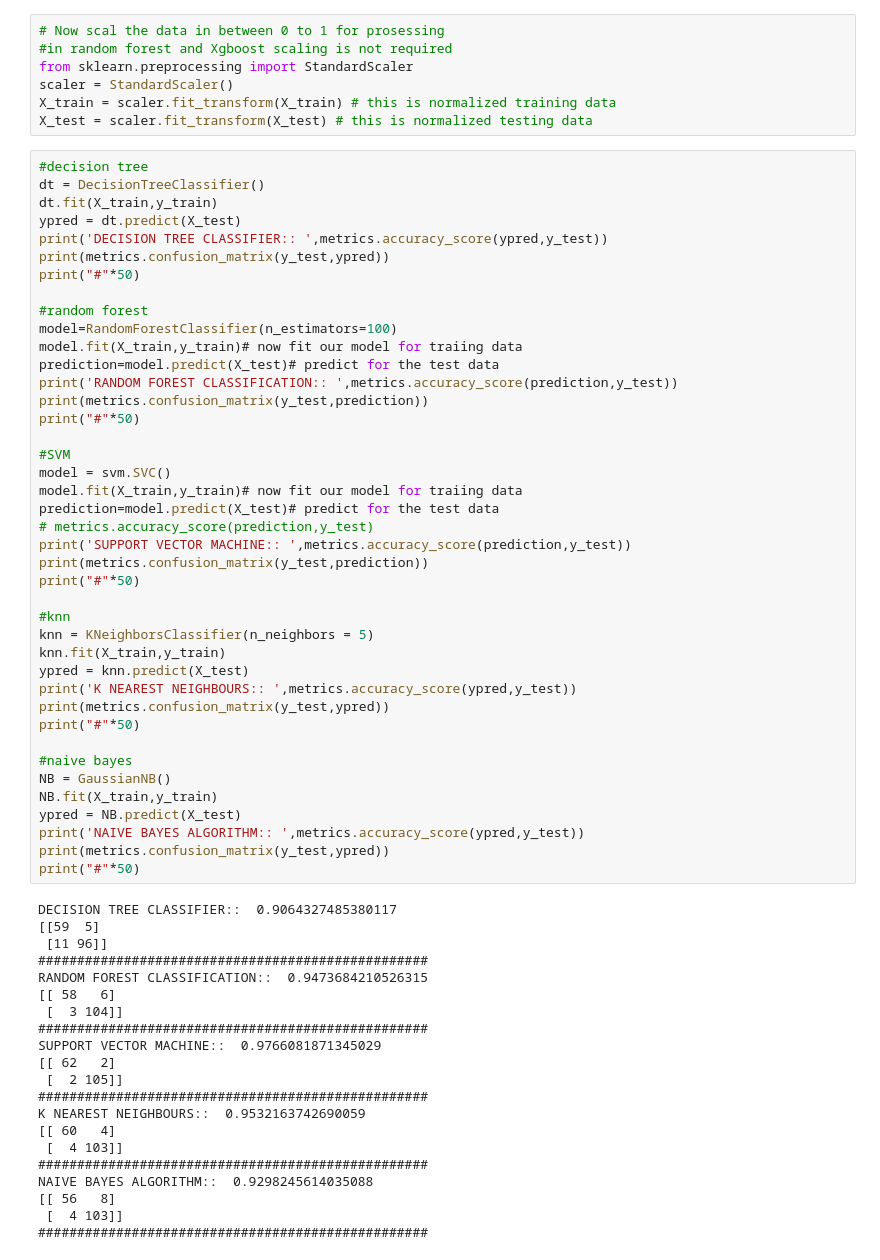
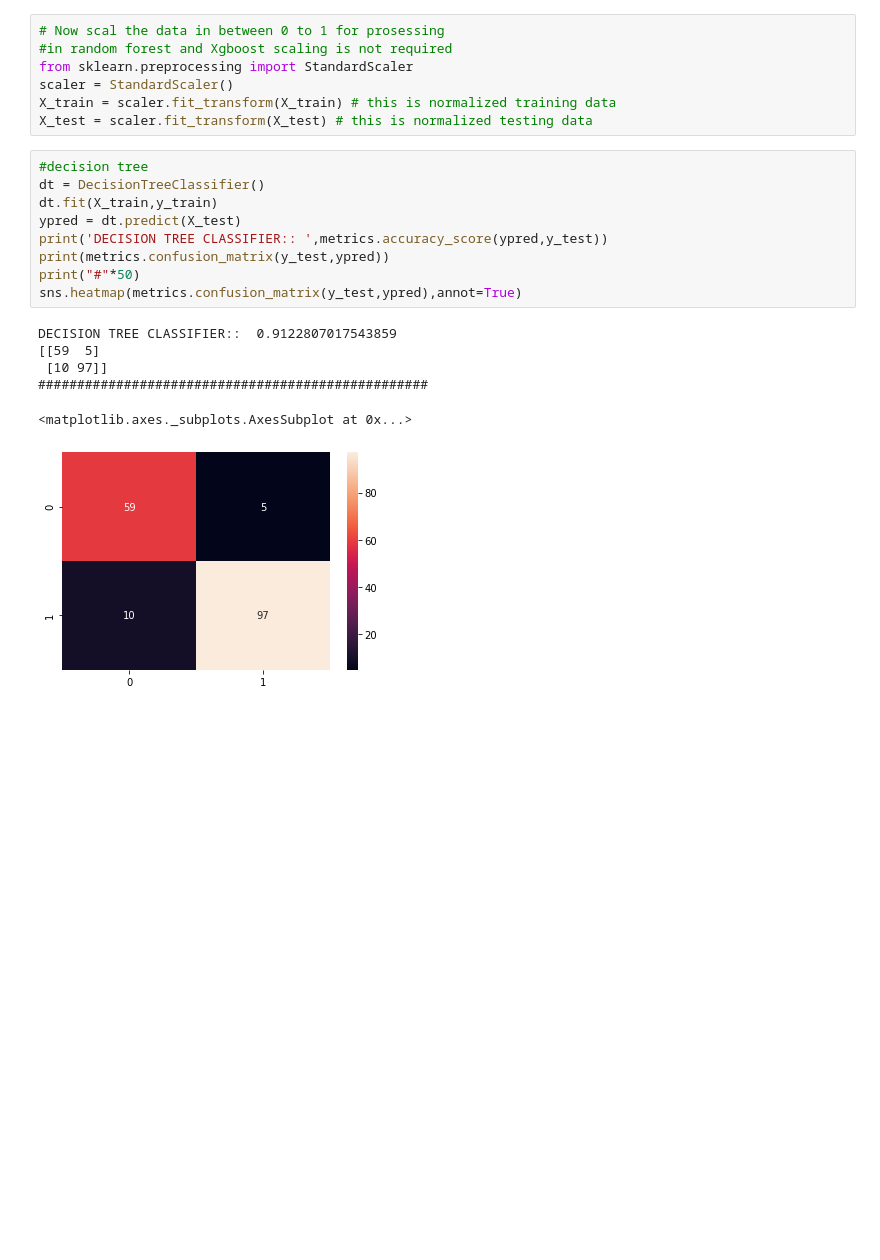
Before and after one commit to skore2610/Analysis-and-model-building-on-Breast-Cancer, a Jupyter notebook: Data Analysis and model building on breast cancer.ipynb, the cells around one changed output. Cells and saved outputs as stored; diff of their text form; blank space fills up the shorter version.

```diff
--- a/Data Analysis and model building on breast cancer.ipynb
+++ b/Data Analysis and model building on breast cancer.ipynb
@@ -222,65 +307,19 @@ from sklearn.preprocessing import StandardScaler
 scaler = StandardScaler()
 X_train = scaler.fit_transform(X_train) # this is normalized training data
 X_test = scaler.fit_transform(X_test) # this is normalized testing data
-# %%
-#decision tree
-dt = DecisionTreeClassifier()
-dt.fit(X_train,y_train)
-ypred = dt.predict(X_test)
-print('DECISION TREE CLASSIFIER:: ',metrics.accuracy_score(ypred,y_test))
-print(metrics.confusion_matrix(y_test,ypred))
-print("#"*50)
-
-#random forest
-model=RandomForestClassifier(n_estimators=100)
-model.fit(X_train,y_train)# now fit our model for traiing data
-prediction=model.predict(X_test)# predict for the test data
-print('RANDOM FOREST CLASSIFICATION:: ',metrics.accuracy_score(prediction,y_test))
-print(metrics.confusion_matrix(y_test,prediction))
-print("#"*50)
-
-#SVM
-model = svm.SVC()
-model.fit(X_train,y_train)# now fit our model for traiing data
-prediction=model.predict(X_test)# predict for the test data
-# metrics.accuracy_score(prediction,y_test)
-print('SUPPORT VECTOR MACHINE:: ',metrics.accuracy_score(prediction,y_test))
-print(metrics.confusion_matrix(y_test,prediction))
-print("#"*50)
-
-#knn
-knn = KNeighborsClassifier(n_neighbors = 5)
-knn.fit(X_train,y_train)
-ypred = knn.predict(X_test)
-print('K NEAREST NEIGHBOURS:: ',metrics.accuracy_score(ypred,y_test))
-print(metrics.confusion_matrix(y_test,ypred))
-print("#"*50)
-
-#naive bayes
-NB = GaussianNB()
-NB.fit(X_train,y_train)
-ypred = NB.predict(X_test)
-print('NAIVE BAYES ALGORITHM:: ',metrics.accuracy_score(ypred,y_test))
-print(metrics.confusion_matrix(y_test,ypred))
-print("#"*50)
-# %% [output]
-DECISION TREE CLASSIFIER::  0.9064327485380117
-[[59  5]
- [11 96]]
-##################################################
-RANDOM FOREST CLASSIFICATION::  0.9473684210526315
-[[ 58   6]
- [  3 104]]
-##################################################
-SUPPORT VECTOR MACHINE::  0.9766081871345029
-[[ 62   2]
- [  2 105]]
-##################################################
-K NEAREST NEIGHBOURS::  0.9532163742690059
-[[ 60   4]
- [  4 103]]
-##################################################
-NAIVE BAYES ALGORITHM::  0.9298245614035088
-[[ 56   8]
- [  4 103]]
-##################################################
+# %%
+#decision tree
+dt = DecisionTreeClassifier()
+dt.fit(X_train,y_train)
+ypred = dt.predict(X_test)
+print('DECISION TREE CLASSIFIER:: ',metrics.accuracy_score(ypred,y_test))
+print(metrics.confusion_matrix(y_test,ypred))
+print("#"*50)
+sns.heatmap(metrics.confusion_matrix(y_test,ypred),annot=True)
+# %% [output]
+DECISION TREE CLASSIFIER::  0.9122807017543859
+[[59  5]
+ [10 97]]
+##################################################
+<matplotlib.axes._subplots.AxesSubplot at 0x...>
+[figure, added]
```
Also changed, not shown: parts of 12 cells of this notebook.
